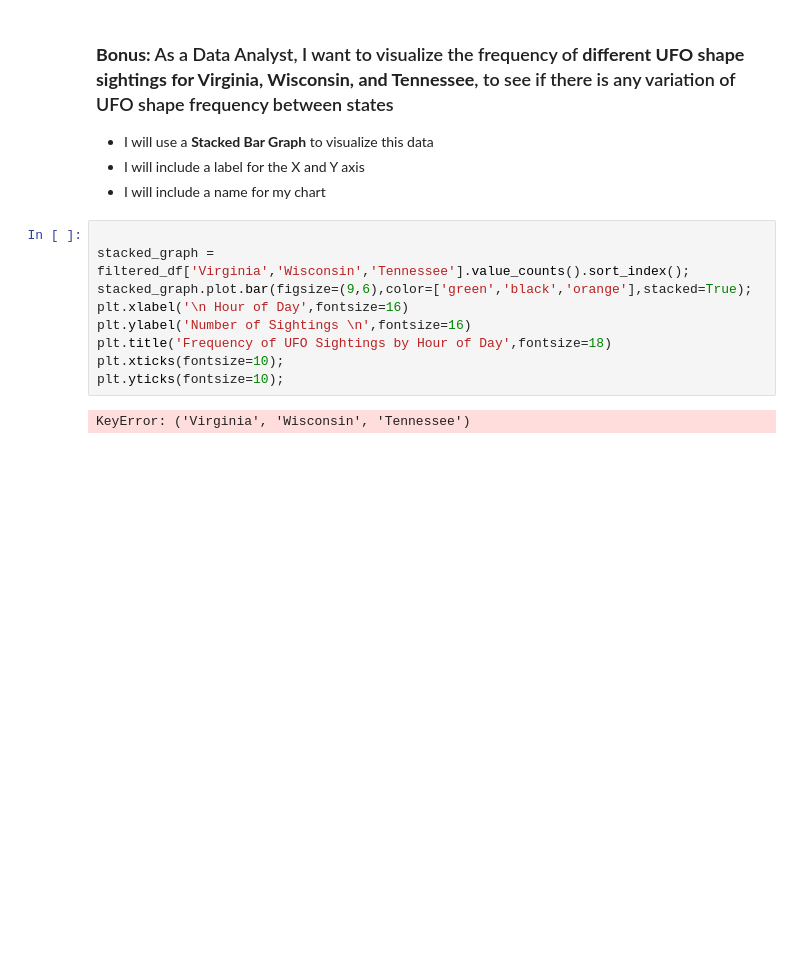
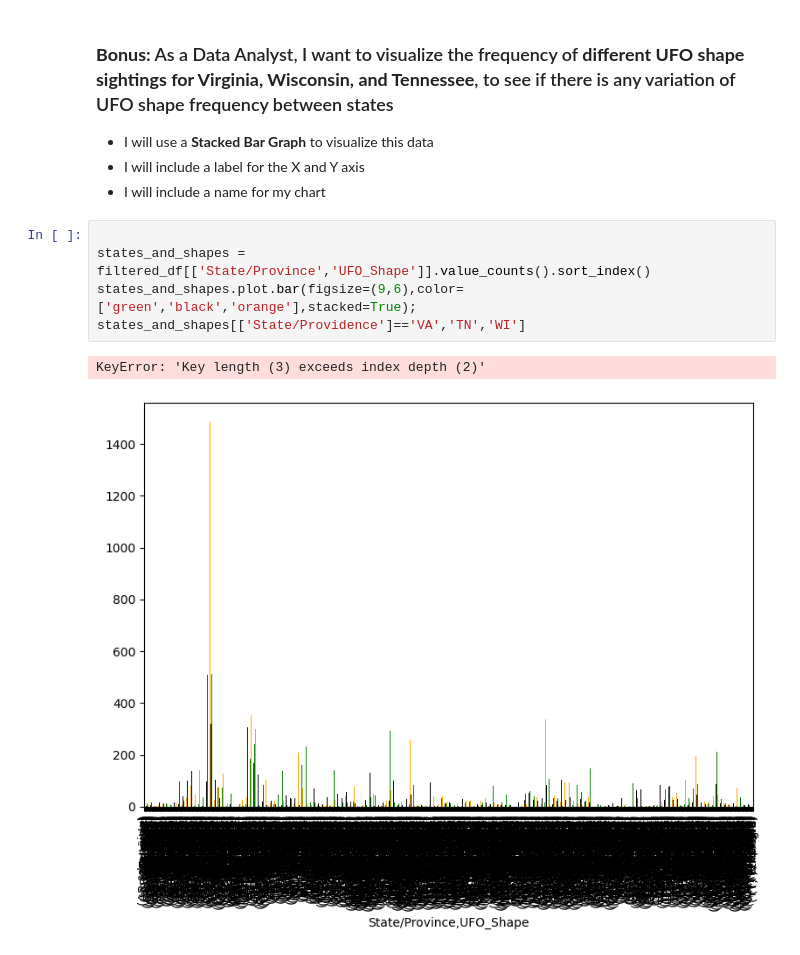
Before and after one commit to anbenbow/Visualizing-Data-with-Matplotlib, a Jupyter notebook: Pandas_MatPlotLib_User_Stories.ipynb, the cells around one changed output. Drawn from its saved outputs; the diff is of its cells as text; blank space fills up the shorter version.

```diff
--- a/Pandas_MatPlotLib_User_Stories.ipynb
+++ b/Pandas_MatPlotLib_User_Stories.ipynb
@@ -196,14 +188,11 @@ Name: City, Length: 10620, dtype: int64
 * I will use a **Stacked Bar Graph** to visualize this data
 * I will include a label for the X and Y axis
 * I will include a name for my chart
-# %%
-
-stacked_graph = filtered_df['Virginia','Wisconsin','Tennessee'].value_counts().sort_index();
-stacked_graph.plot.bar(figsize=(9,6),color=['green','black','orange'],stacked=True);
-plt.xlabel('\n Hour of Day',fontsize=16)
-plt.ylabel('Number of Sightings \n',fontsize=16)
-plt.title('Frequency of UFO Sightings by Hour of Day',fontsize=18)
-plt.xticks(fontsize=10);
-plt.yticks(fontsize=10);
-# %% [output]
-KeyError: ('Virginia', 'Wisconsin', 'Tennessee')
+# %%
+
+states_and_shapes = filtered_df[['State/Province','UFO_Shape']].value_counts().sort_index()
+states_and_shapes.plot.bar(figsize=(9,6),color=['green','black','orange'],stacked=True);
+states_and_shapes[['State/Providence']=='VA','TN','WI']
+# %% [output]
+KeyError: 'Key length (3) exceeds index depth (2)'
+[figure, added]
```
Also changed, not shown: parts of 1 cell of this notebook.
